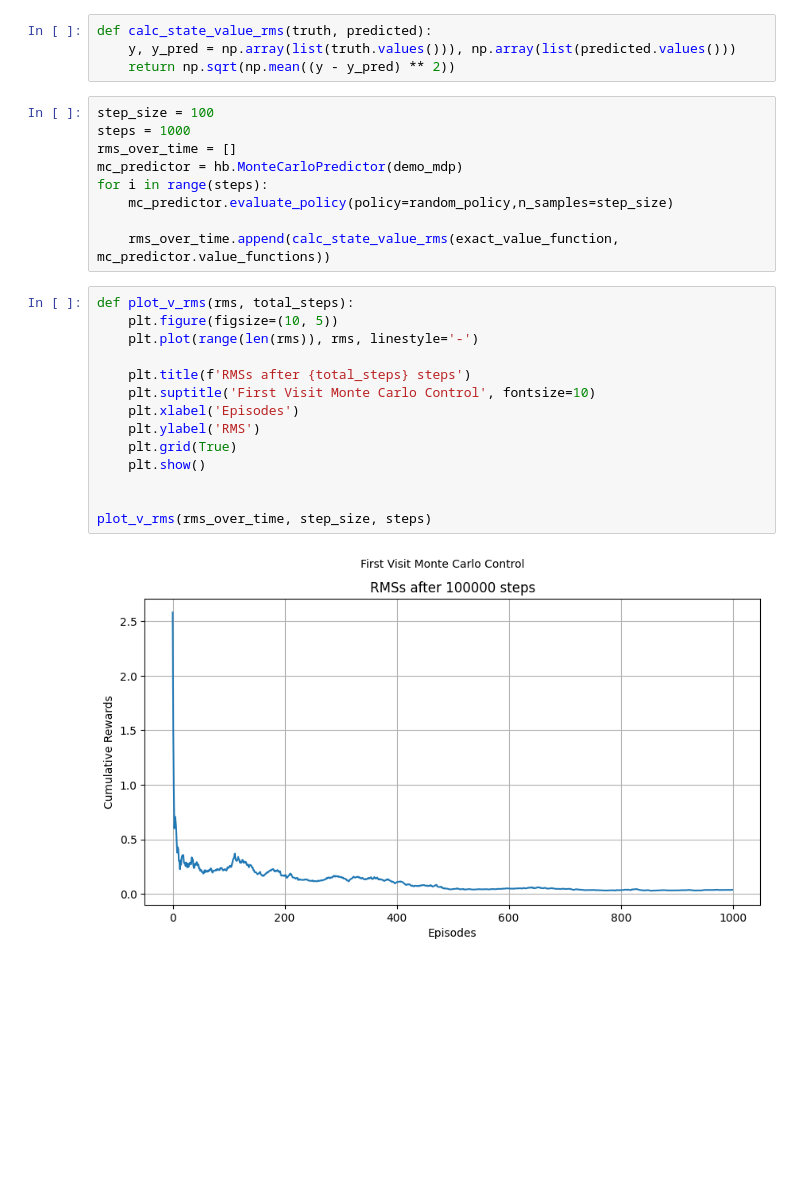
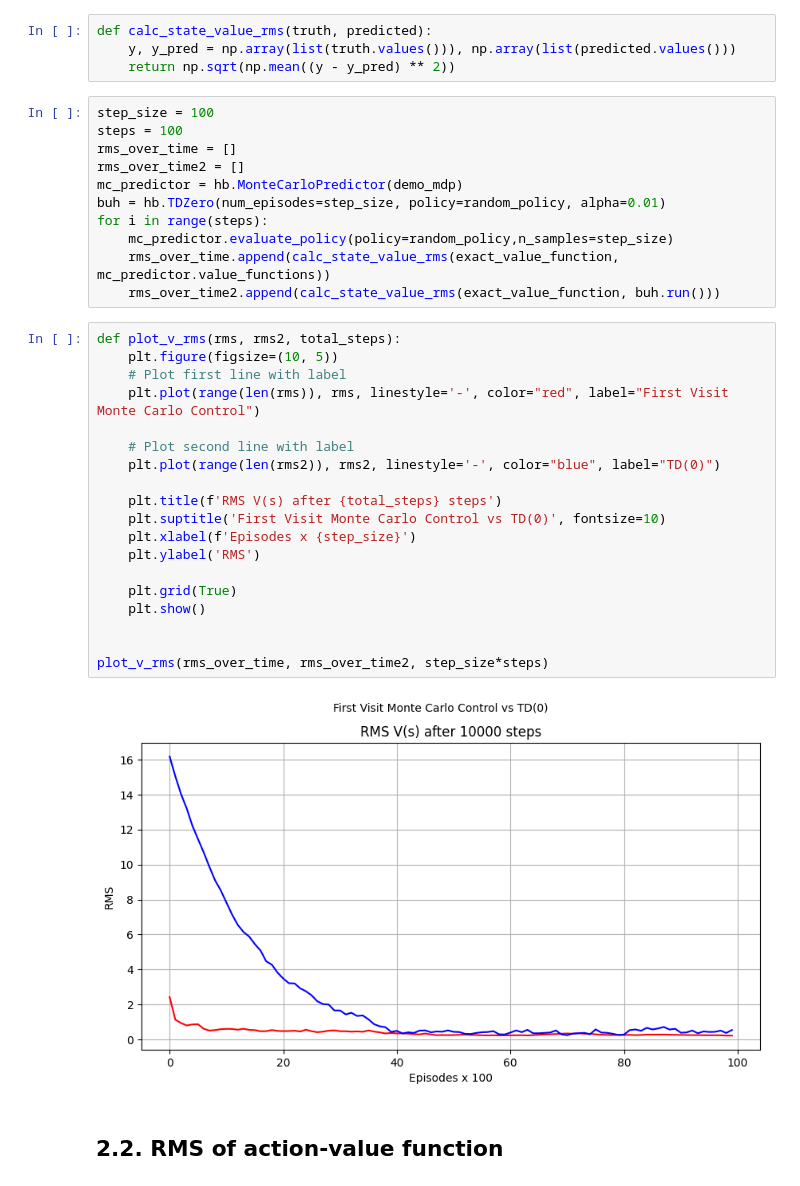
Before and after one commit to OlivierBroekman/herringbone, a Jupyter notebook: analysis_mc.ipynb, the cells around one changed output. Drawn from its saved outputs; the diff is of its cells as text; blank space fills up the shorter version.

```diff
--- a/analysis_mc.ipynb
+++ b/analysis_mc.ipynb
@@ -89,26 +89,35 @@ def calc_state_value_rms(truth, predicted):
     return np.sqrt(np.mean((y - y_pred) ** 2))
 # %%
 step_size = 100
-steps = 1000
+steps = 100
 rms_over_time = []
+rms_over_time2 = []
 mc_predictor = hb.MonteCarloPredictor(demo_mdp)
+buh = hb.TDZero(num_episodes=step_size, policy=random_policy, alpha=0.01)
 for i in range(steps):
     mc_predictor.evaluate_policy(policy=random_policy,n_samples=step_size)
-
     rms_over_time.append(calc_state_value_rms(exact_value_function, mc_predictor.value_functions))
+    rms_over_time2.append(calc_state_value_rms(exact_value_function, buh.run()))
 # %%
-def plot_v_rms(rms, total_steps):
+def plot_v_rms(rms, rms2, total_steps):
     plt.figure(figsize=(10, 5))
-    plt.plot(range(len(rms)), rms, linestyle='-')
+    # Plot first line with label
+    plt.plot(range(len(rms)), rms, linestyle='-', color="red", label="First Visit Monte Carlo Control")
 
-    plt.title(f'RMSs after {total_steps} steps')
-    plt.suptitle('First Visit Monte Carlo Control', fontsize=10)
-    plt.xlabel('Episodes')
+    # Plot second line with label
+    plt.plot(range(len(rms2)), rms2, linestyle='-', color="blue", label="TD(0)")
+
+    plt.title(f'RMS V(s) after {total_steps} steps')
+    plt.suptitle('First Visit Monte Carlo Control vs TD(0)', fontsize=10)
+    plt.xlabel(f'Episodes x {step_size}')
     plt.ylabel('RMS')
+
     plt.grid(True)
     plt.show()
 
 
-plot_v_rms(rms_over_time, step_size, steps)
+plot_v_rms(rms_over_time, rms_over_time2, step_size*steps)
 # %% [output]
-[figure, old version]
+[figure, new version]
+# %% [markdown]
+## 2.2. RMS of action-value function
```
Also changed, not shown: parts of 4 cells of this notebook.
